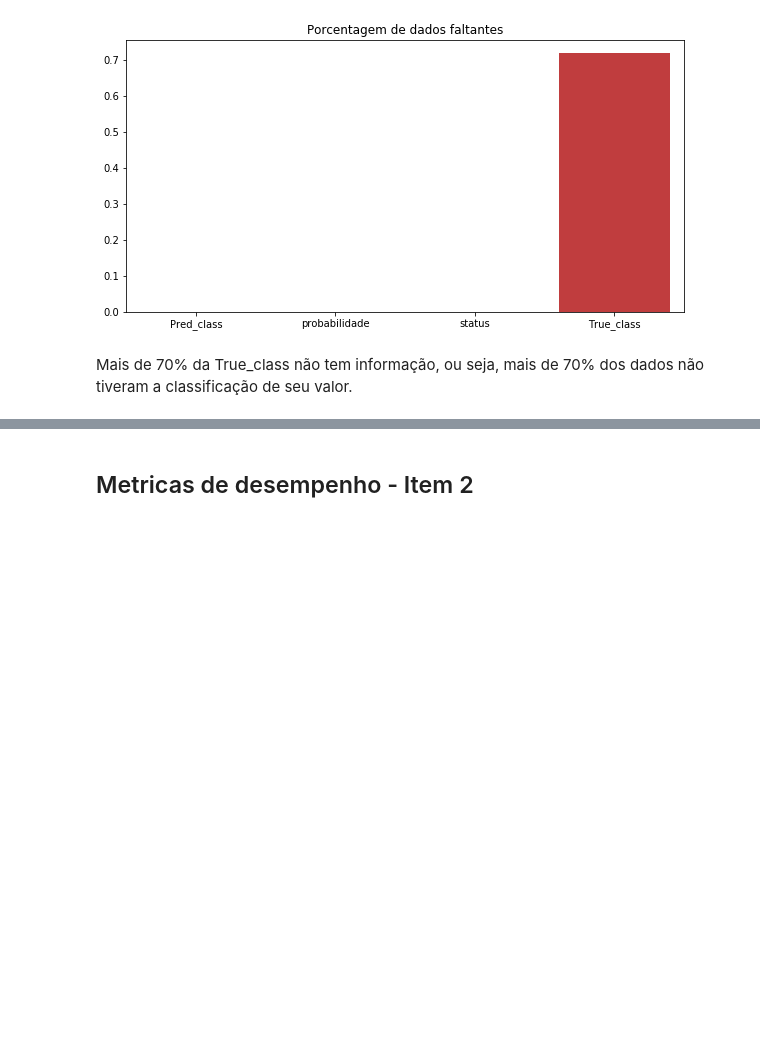
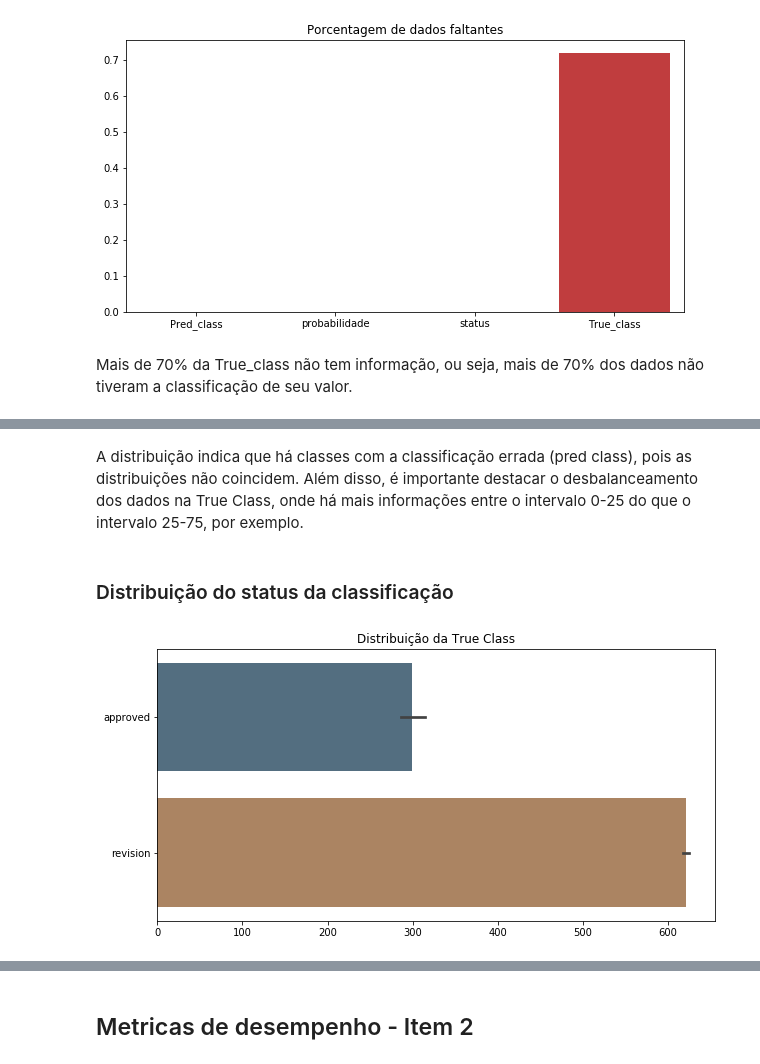
Before and after one commit to Andre-Sacilotti/ML-NLP-Questions, a Jupyter notebook: Analise ML.ipynb, the cells around one changed output, grey strips where cells are left out. Cells and saved outputs as stored; diff of their text form; code cells hidden in the pictures; blank space fills up the shorter version.

```diff
--- a/Analise ML.ipynb
+++ b/Analise ML.ipynb
@@ -44,0 +69,11 @@ Mais de 70% da True_class não tem informação, ou seja, mais de 70% dos dados
+# %% [markdown]
+A distribuição indica que há classes com a classificação errada (pred class), pois as distribuições não coincidem. Além disso, é importante destacar o desbalanceamento dos dados na True Class, onde há mais informações entre o intervalo 0-25 do que o intervalo 25-75, por exemplo.
+# %% [markdown]
+### Distribuição do status da classificação
+# %%
+plt.figure(figsize=(10,5))
+plt.title("Distribuição da True Class")
+sns.barplot(not_nan_data['status'].keys(), not_nan_data['status'].values, saturation=0.3)
+plt.show()
+# %% [output]
+[figure, added]
```
Also changed, not shown: parts of 67 cells of this notebook.
